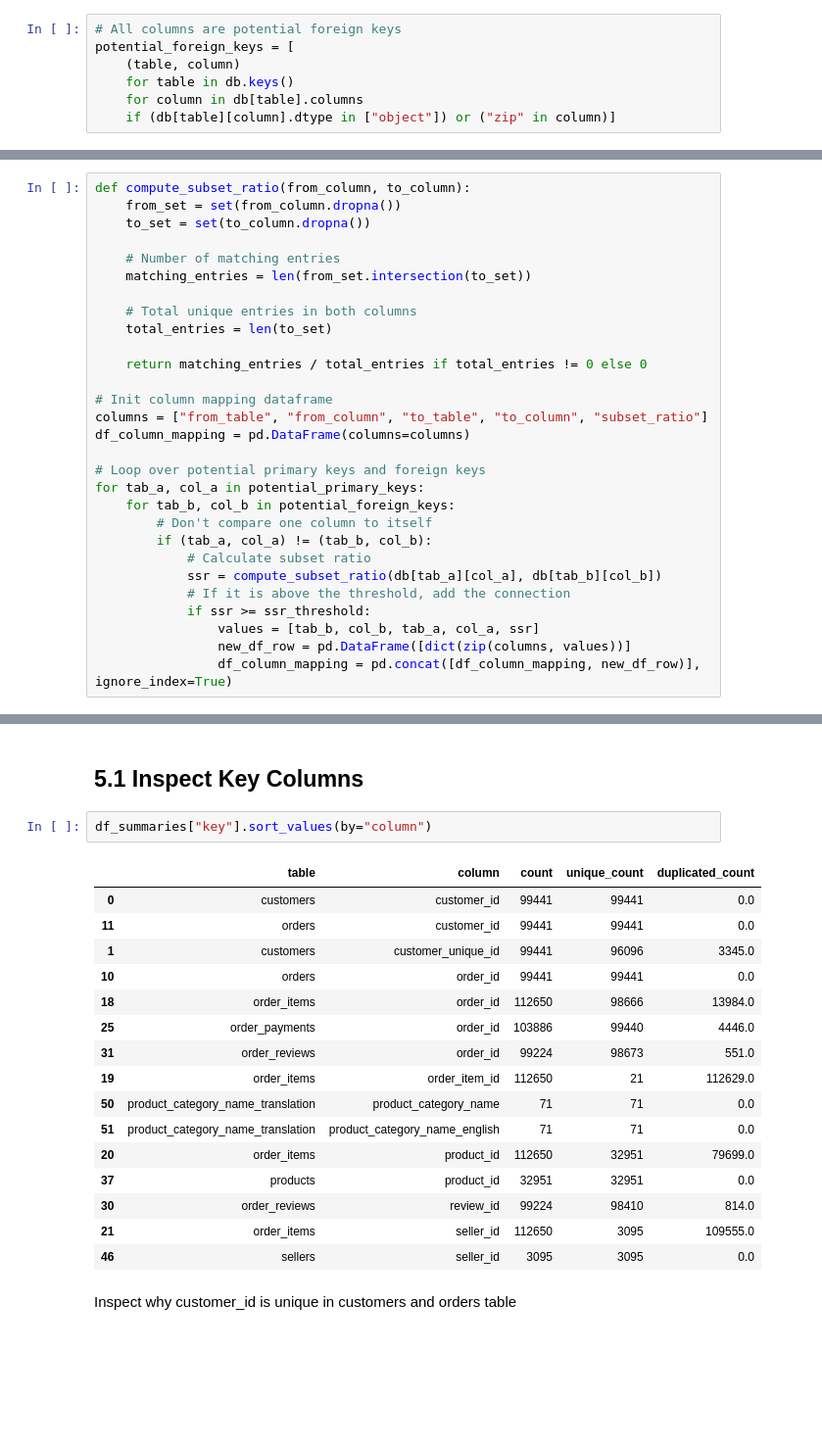
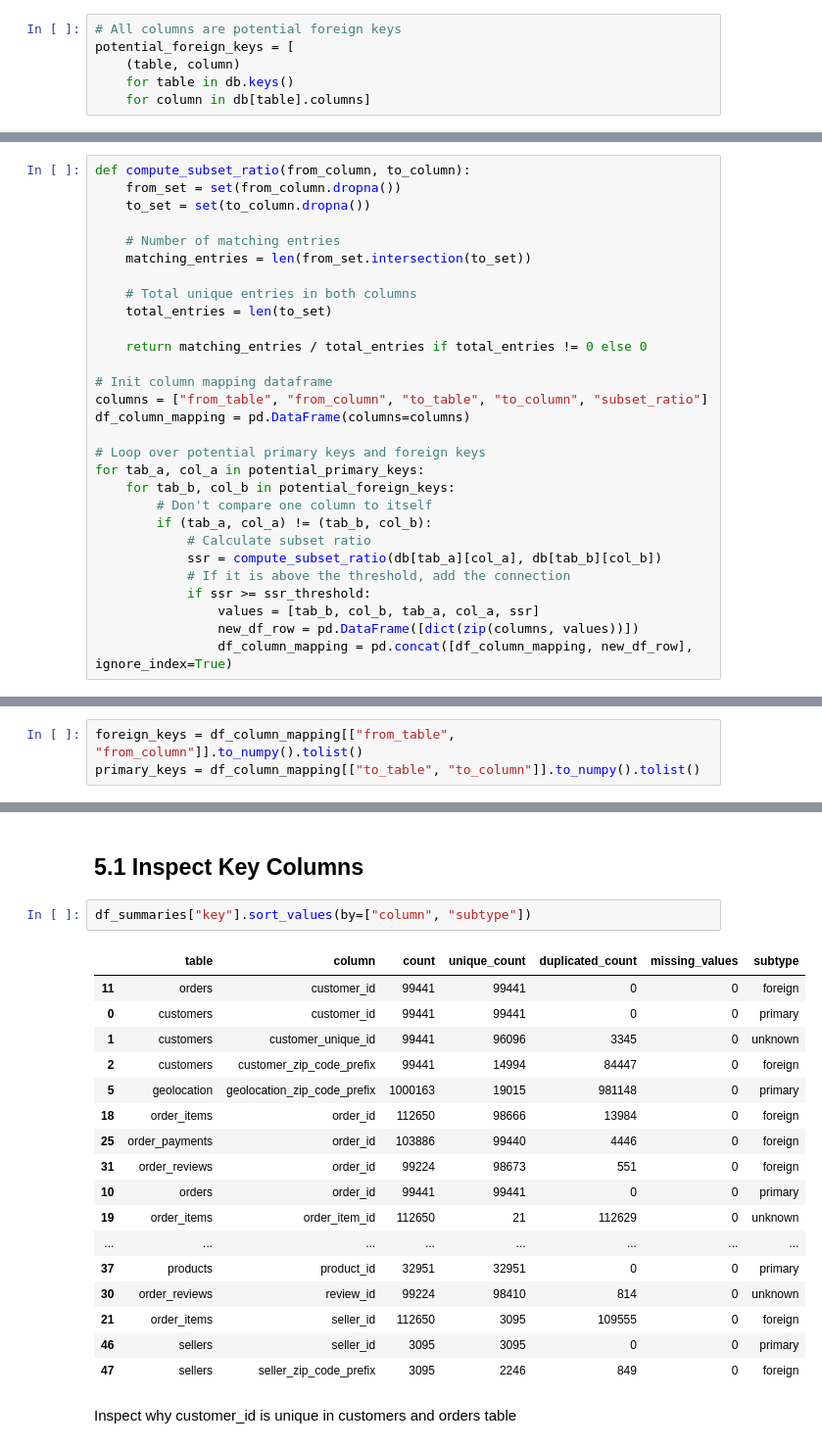
Before and after one commit to vmichael89/cf-brazilian-ecommerce-olist, a Jupyter notebook: notebooks/cleaning_exploration.ipynb, the cells around one changed output, grey strips where cells are left out. Shown at 98% size. Cells and saved outputs as stored; diff of their text form; blank space fills up the shorter version.

Commit message:
enhenced column type classification

```diff
--- a/notebooks/cleaning_exploration.ipynb
+++ b/notebooks/cleaning_exploration.ipynb
@@ -259,8 +261,7 @@ potential_primary_keys.append(("geolocation", "geolocation_zip_code_prefix"))
 potential_foreign_keys = [
     (table, column)
     for table in db.keys()
-    for column in db[table].columns
-    if (db[table][column].dtype in ["object"]) or ("zip" in column)]
+    for column in db[table].columns]
 # %% [markdown]
 The subset_ratio threshold defines the minimum subset_ratio where a column is called to be a subset of another.
 
@@ -296,8 +297,8 @@ for tab_a, col_a in potential_primary_keys:
             # If it is above the threshold, add the connection
             if ssr >= ssr_threshold:
                 values = [tab_b, col_b, tab_a, col_a, ssr]
-                new_df_row = pd.DataFrame([dict(zip(columns, values))]
-                df_column_mapping = pd.concat([df_column_mapping, new_df_row)], ignore_index=True)
+                new_df_row = pd.DataFrame([dict(zip(columns, values))])
+                df_column_mapping = pd.concat([df_column_mapping, new_df_row], ignore_index=True)
 # %%
 df_column_mapping
 # %% [output]
@@ -312,4 +313,7 @@ df_column_mapping
 | 7 | products | product_category_name | product_category_name_translation | product_category_name | 0.972603 |
 | 8 | customers | customer_zip_code_prefix | geolocation | geolocation_zip_code_prefix | 0.989529 |
 | 9 | sellers | seller_zip_code_prefix | geolocation | geolocation_zip_code_prefix | 0.996883 |
+# %%
+foreign_keys = df_column_mapping[["from_table", "from_column"]].to_numpy().tolist()
+primary_keys = df_column_mapping[["to_table", "to_column"]].to_numpy().tolist()
 # %% [markdown]
@@ -395,24 +478,25 @@ df_summary
 # %% [markdown]
 ## 5.1 Inspect Key Columns
 # %%
-df_summaries["key"].sort_values(by="column")
+df_summaries["key"].sort_values(by=["column", "subtype"])
 # %% [output]
-|  | table | column | count | unique_count | duplicated_count |
-| 0 | customers | customer_id | 99441 | 99441 | 0.0 |
-| 11 | orders | customer_id | 99441 | 99441 | 0.0 |
-| 1 | customers | customer_unique_id | 99441 | 96096 | 3345.0 |
-| 10 | orders | order_id | 99441 | 99441 | 0.0 |
-| 18 | order_items | order_id | 112650 | 98666 | 13984.0 |
-| 25 | order_payments | order_id | 103886 | 99440 | 4446.0 |
-| 31 | order_reviews | order_id | 99224 | 98673 | 551.0 |
-| 19 | order_items | order_item_id | 112650 | 21 | 112629.0 |
-| 50 | product_category_name_translation | product_category_name | 71 | 71 | 0.0 |
-| 51 | product_category_name_translation | product_category_name_english | 71 | 71 | 0.0 |
-| 20 | order_items | product_id | 112650 | 32951 | 79699.0 |
-| 37 | products | product_id | 32951 | 32951 | 0.0 |
-| 30 | order_reviews | review_id | 99224 | 98410 | 814.0 |
-| 21 | order_items | seller_id | 112650 | 3095 | 109555.0 |
-| 46 | sellers | seller_id | 3095 | 3095 | 0.0 |
+|  | table | column | count | unique_count | duplicated_count | missing_values | subtype |
+| 11 | orders | customer_id | 99441 | 99441 | 0 | 0 | foreign |
+| 0 | customers | customer_id | 99441 | 99441 | 0 | 0 | primary |
+| 1 | customers | customer_unique_id | 99441 | 96096 | 3345 | 0 | unknown |
+| 2 | customers | customer_zip_code_prefix | 99441 | 14994 | 84447 | 0 | foreign |
+| 5 | geolocation | geolocation_zip_code_prefix | 1000163 | 19015 | 981148 | 0 | primary |
+| 18 | order_items | order_id | 112650 | 98666 | 13984 | 0 | foreign |
+| 25 | order_payments | order_id | 103886 | 99440 | 4446 | 0 | foreign |
+| 31 | order_reviews | order_id | 99224 | 98673 | 551 | 0 | foreign |
+| 10 | orders | order_id | 99441 | 99441 | 0 | 0 | primary |
+| 19 | order_items | order_item_id | 112650 | 21 | 112629 | 0 | unknown |
+| ... | ... | ... | ... | ... | ... | ... | ... |
+| 37 | products | product_id | 32951 | 32951 | 0 | 0 | primary |
+| 30 | order_reviews | review_id | 99224 | 98410 | 814 | 0 | unknown |
+| 21 | order_items | seller_id | 112650 | 3095 | 109555 | 0 | foreign |
+| 46 | sellers | seller_id | 3095 | 3095 | 0 | 0 | primary |
+| 47 | sellers | seller_zip_code_prefix | 3095 | 2246 | 849 | 0 | foreign |
 # %% [markdown]
 Inspect why customer_id is unique in customers and orders table
 # %%
```
Also changed, not shown: parts of 8 cells of this notebook.
